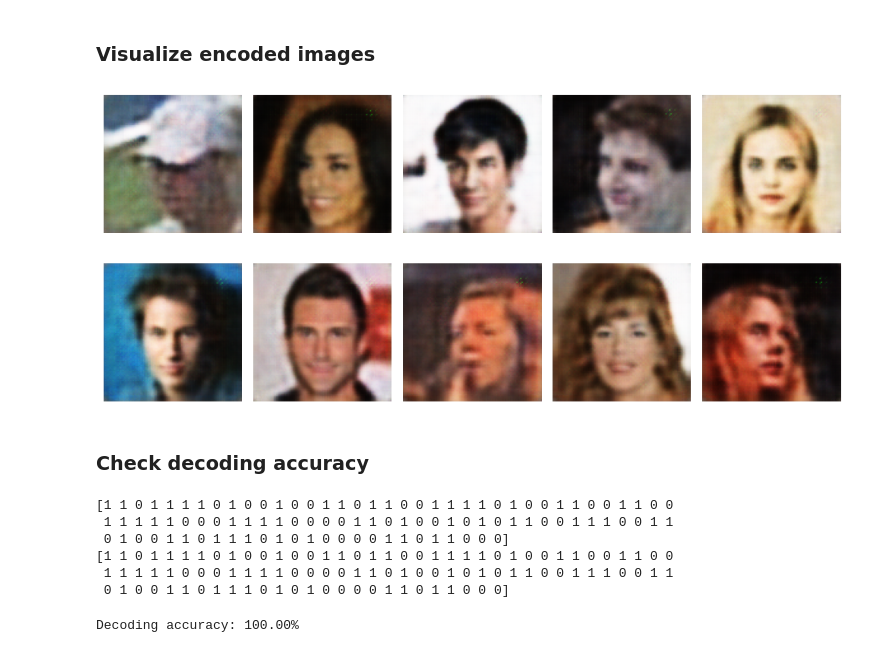
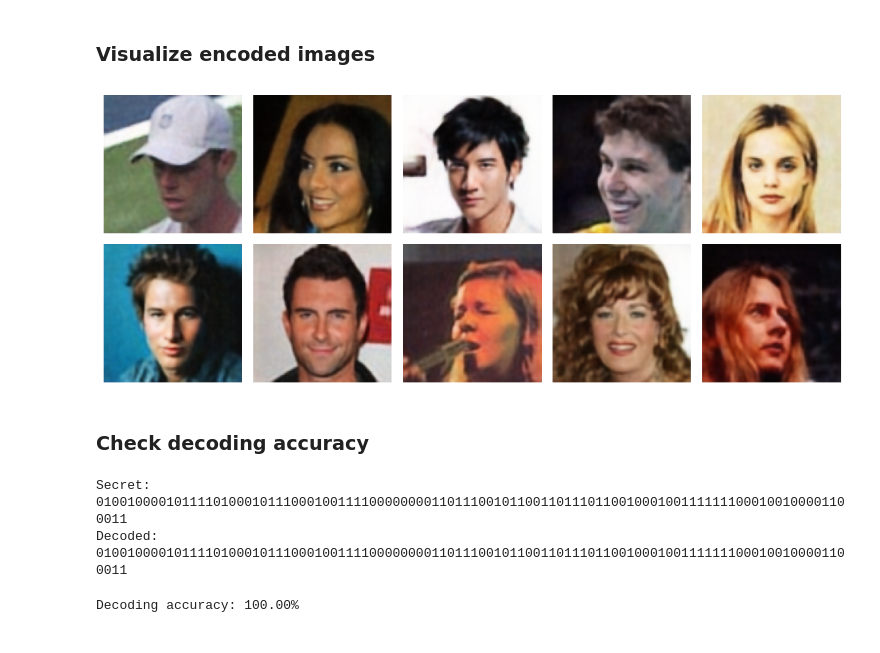
Before and after one commit to spencerwooo/advsteg-pytorch, a Jupyter notebook: notebooks/visualize.ipynb, the cells around one changed output. Saved outputs shown, nothing was run; the diff lists cells and outputs as text; code cells hidden in the pictures.

Commit message:
Update with new weight

```diff
--- a/notebooks/visualize.ipynb
+++ b/notebooks/visualize.ipynb
@@ -25,3 +22,6 @@ device = torch.device("cuda" if torch.cuda.is_available() else "cpu")
+# %%
+# weights for the 500 epochs whole dataset model
+weights = torch.load("../runs/rose-butterfly-23/advsteg_weights.pt")
 # %% [markdown]
 ### Initialize model
 # %%
@@ -92,17 +92,17 @@ decoded_messages = decoder(stego_images)
 ### Visualize encoded images
 # %%
 # Plot the stego images (need to be denormalized)
-fig, axs = plt.subplots(2, 5, figsize=(10, 5))
+fig, axs = plt.subplots(2, 5, figsize=(10, 4.2))
 for i, image in enumerate(stego_images):
     image = image.cpu().detach().numpy()
     image = image.transpose(1, 2, 0)
     image = (image + 1) / 2
     axs[i // 5, i % 5].imshow(image)
     axs[i // 5, i % 5].axis("off")
 plt.tight_layout()
 plt.show()
 # %% [output]
-[figure, old version]
+[figure, new version]
 # %% [markdown]
 ### Check decoding accuracy
 # %%
@@ -114,14 +114,10 @@ def logits_to_bits(decoded):
 
 secret_msg = logits_to_bits(messages[0])
 decoded_secret = logits_to_bits(decoded_messages[0])
-print(secret_msg)
-print(decoded_secret)
+print("Secret:", "".join([str(s) for s in secret_msg]))
+print("Decoded:", "".join([str(d) for d in decoded_secret]))
 # %% [output]
-[1 1 0 1 1 1 1 0 1 0 0 1 0 0 1 1 0 1 1 0 0 1 1 1 1 0 1 0 0 1 1 0 0 1 1 0 0
- 1 1 1 1 1 0 0 0 1 1 1 1 0 0 0 0 1 1 0 1 0 0 1 0 1 0 1 1 0 0 1 1 1 0 0 1 1
- 0 1 0 0 1 1 0 1 1 1 0 1 0 1 0 0 0 0 1 1 0 1 1 0 0 0]
-[1 1 0 1 1 1 1 0 1 0 0 1 0 0 1 1 0 1 1 0 0 1 1 1 1 0 1 0 0 1 1 0 0 1 1 0 0
- 1 1 1 1 1 0 0 0 1 1 1 1 0 0 0 0 1 1 0 1 0 0 1 0 1 0 1 1 0 0 1 1 1 0 0 1 1
- 0 1 0 0 1 1 0 1 1 1 0 1 0 1 0 0 0 0 1 1 0 1 1 0 0 0]
+Secret: 0100100001011110100010111000100111100000000110111001011001101110110010001001111111000100100001100011
+Decoded: 0100100001011110100010111000100111100000000110111001011001101110110010001001111111000100100001100011
 # %%
 # Number of correctly decoded bits
```
Also changed, not shown: parts of 6 cells of this notebook.
